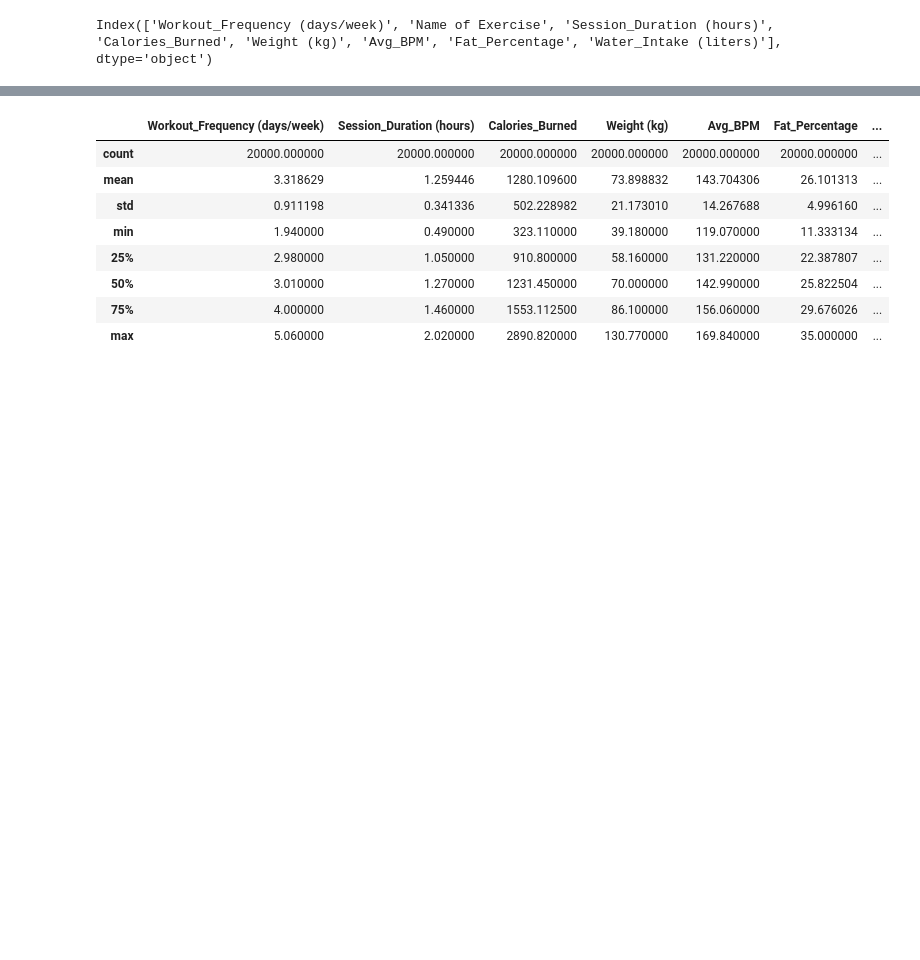
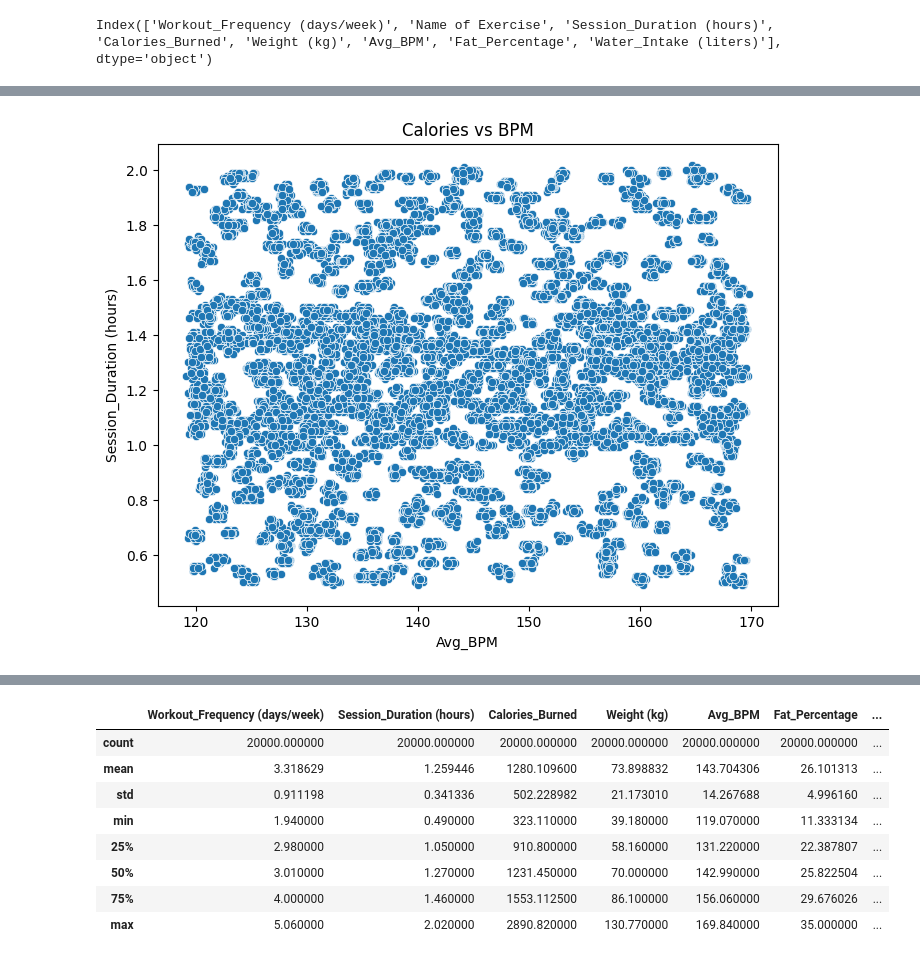
Before and after one commit to rmunozcuevas/datamining, a Jupyter notebook: project_three/regression.ipynb, the cells around one changed output, grey strips where cells are left out. Cells and saved outputs as stored; diff of their text form; code cells hidden in the pictures; blank space fills up the shorter version.

```diff
--- a/project_three/regression.ipynb
+++ b/project_three/regression.ipynb
@@ -183,0 +276,7 @@ print("The model above sucks so rip, hopefully gonna optimize soon")
+# %%
+plt.figure(figsize=(8,6))
+sns.scatterplot(x='Avg_BPM', y='Session_Duration (hours)', data=df)
+plt.title('Calories vs BPM')
+plt.show()
+# %% [output]
+[figure, added]
```
Also changed, not shown: parts of 12 cells of this notebook, 2 other files.
